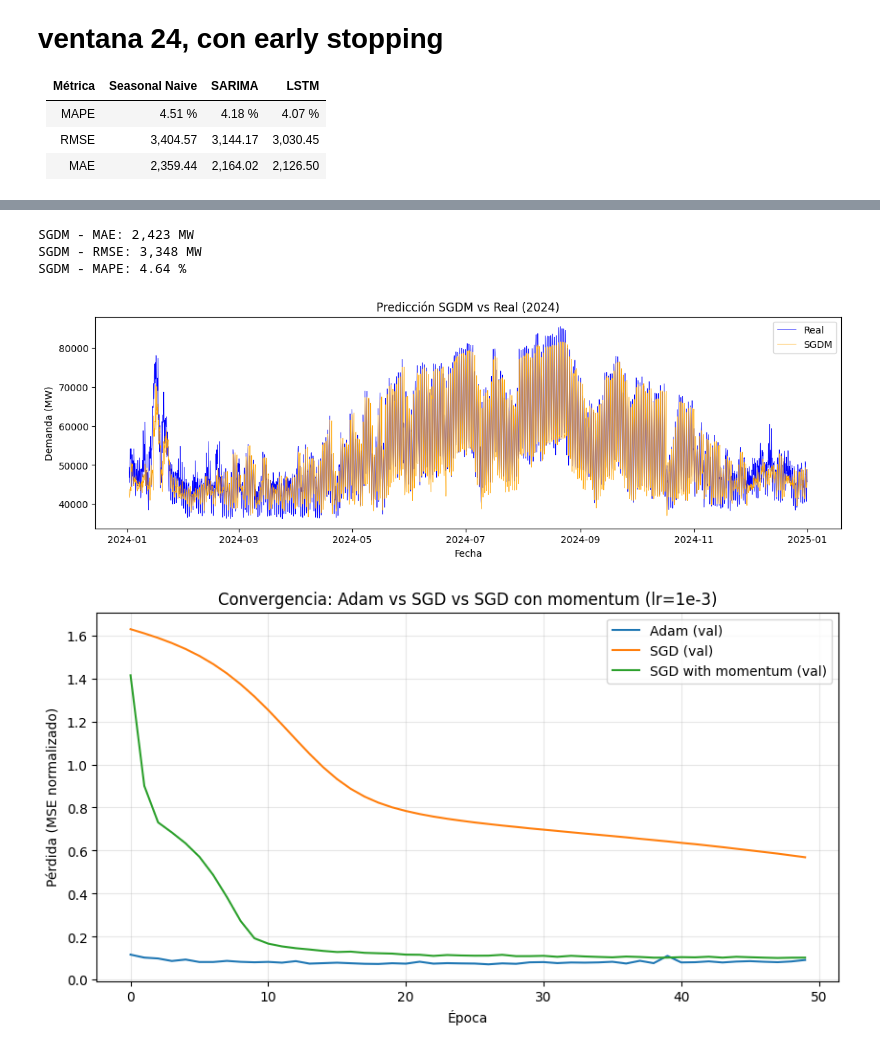
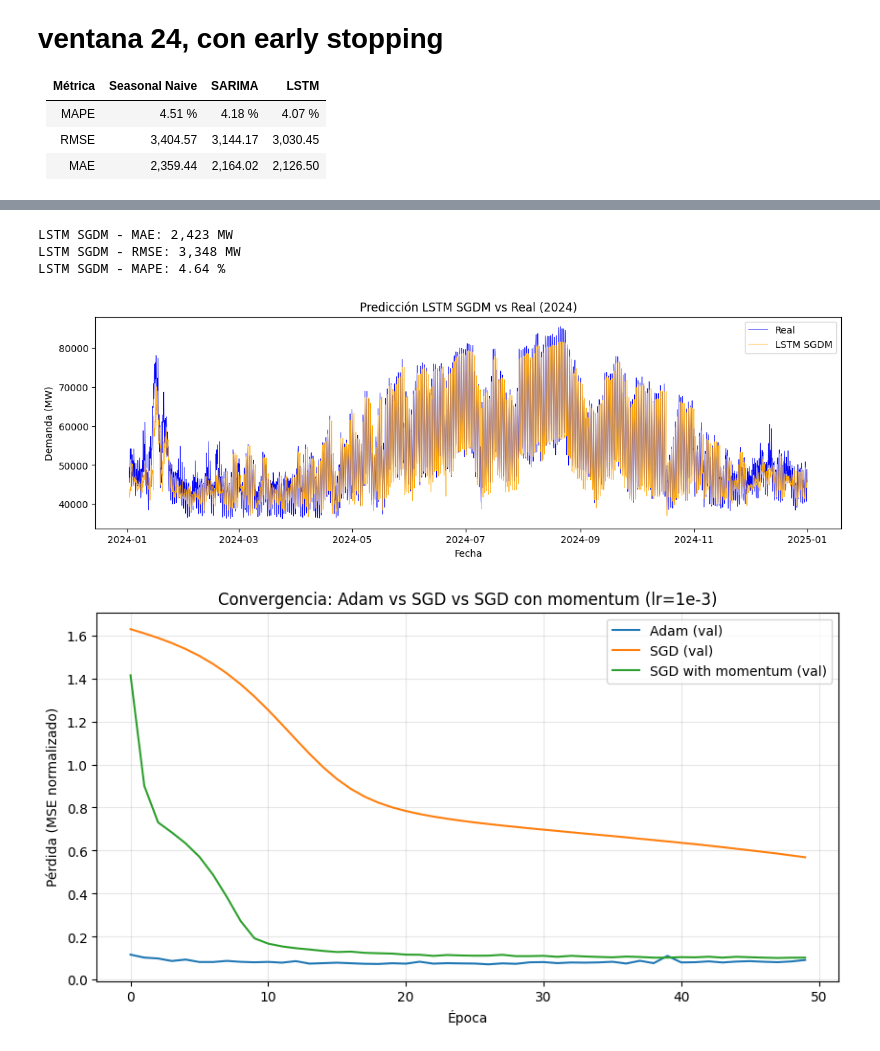
Before and after one commit to Arvo27/Electricity-Demand-Forecasting-Numerical-Methods-vs-Neural-Networks, a Jupyter notebook: Electricity_Demand.ipynb, the cells around one changed output, grey strips where cells are left out. Saved outputs shown, nothing was run; the diff lists cells and outputs as text; code cells hidden in the pictures.

```diff
--- a/Electricity_Demand.ipynb
+++ b/Electricity_Demand.ipynb
@@ -1011,39 +990,12 @@ SGD - MAPE: 7.91 %
 # %%
-# Conectar el arnes
+# evaluate LSTM SGD con momentum
 
-# Primero poner el modelo en modo evaluación y predecir sobre el test_loader
-model_sgdm.eval()
-with torch.no_grad():
-    predictions = []
-    actuals = []
-    for X_batch, y_batch in test_loader:
-        y_pred = model_sgdm(X_batch)
-        predictions.append(y_pred.numpy())
-        actuals.append(y_batch.numpy())
-
-    # Desescalar las predicciones y los valores reales
-    predictions = np.concatenate(predictions, axis=0)
-    actuals = np.concatenate(actuals, axis=0)
-
-    predictions_descaled = predictions * std_train + mean_train
-    actuals_descaled = actuals * std_train + mean_train
-
-# Alineacion: Predictions y actuals tienen longitud [N, 24], ¿cómo conviertes tus (N, 24) bloques solapados en una comparación justa contra el piso y el SARIMA?
-pred_blocks = predictions_descaled[::24].flatten()
-actual_blocks = actuals_descaled[::24].flatten()
-
-# Evaluar el modelo LSTM
-start = 24 # window_size
-idx = test.index[start:start + len(pred_blocks)]  # Alinear con el índice de test
-pred_series = pd.Series(pred_blocks, index=idx)
-real_series = pd.Series(actual_blocks, index=idx)
-
-r_lstm_sgd = evaluate(real_series, pred_series, name='SGDM', graficar=True)
+r_lstm_sgd = evaluate_lstm(model_sgdm, test_loader, name='LSTM SGDM', graficar=True)
 # %% [output]
-SGDM - MAE: 2,423 MW
-SGDM - RMSE: 3,348 MW
-SGDM - MAPE: 4.64 %
+LSTM SGDM - MAE: 2,423 MW
+LSTM SGDM - RMSE: 3,348 MW
+LSTM SGDM - MAPE: 4.64 %
-[figure, old version]
+[figure, new version]
 # %%
 plt.figure(figsize=(10,5))
 plt.plot(val_adam, label='Adam (val)')
```
Also changed, not shown: parts of 6 cells of this notebook.
